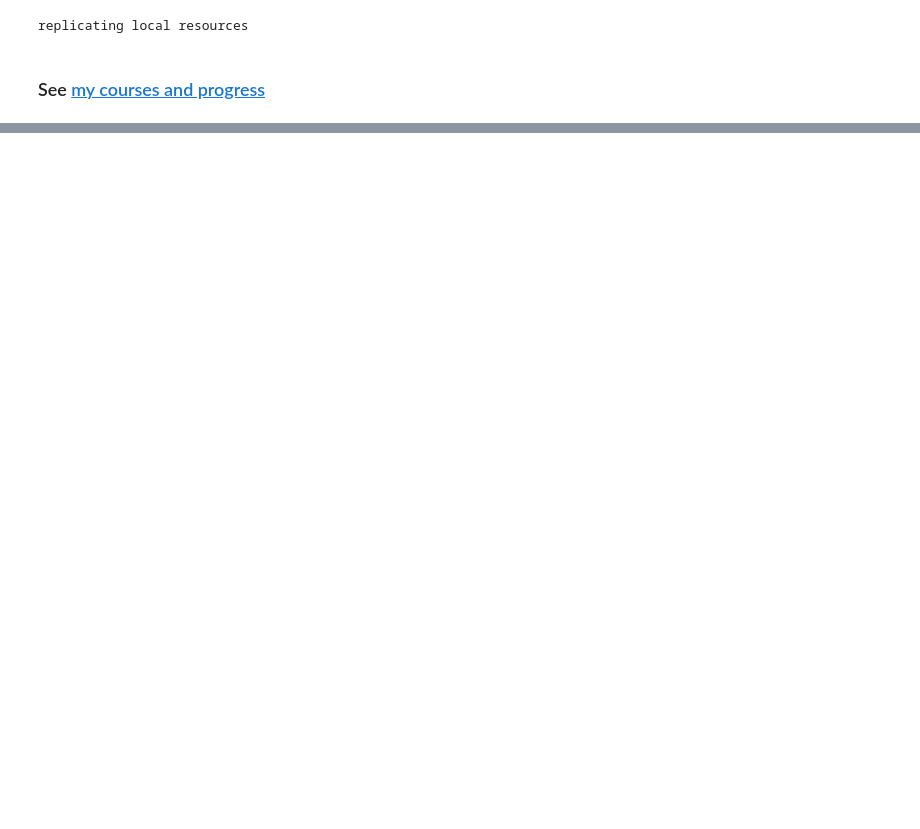
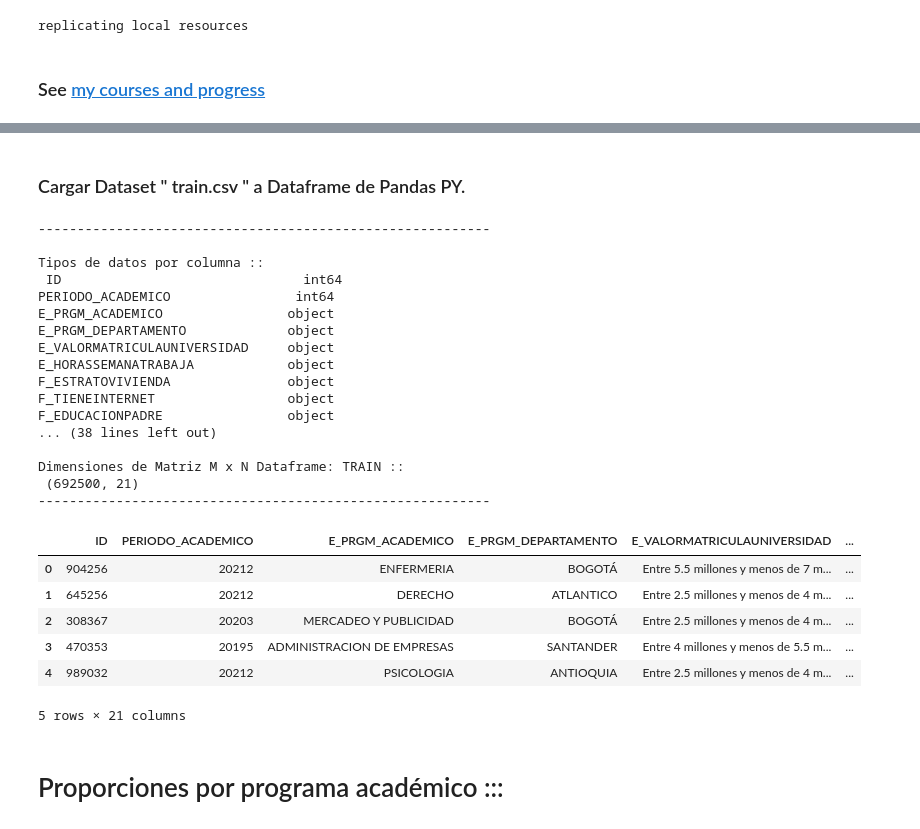
Before and after one commit to gaviriache/Entregas-Kaggle-AI-2025.2, a Jupyter notebook: 01 - exploración.ipynb, the cells around one changed output, grey strips where cells are left out. Saved outputs shown, nothing was run; the diff lists cells and outputs as text; code cells hidden in the pictures; blank space fills up the shorter version.

```diff
--- a/01 - exploración.ipynb
+++ b/01 - exploración.ipynb
@@ -11,0 +69,41 @@ See my courses and progress
+# %% [markdown]
+### Cargar Dataset " train.csv " a Dataframe de Pandas PY.
+# %%
+import pandas as pd
+import numpy as np
+
+df_train = pd.read_csv('train.csv')
+print('\n----------------------------------------------------------\n')
+print("Tipos de datos por columna :: \n", df_train.dtypes)
+print('\n----------------------------------------------------------\n')
+print("Estadisticas del Dataset :: \n", df_train.describe())
+print('\n----------------------------------------------------------\n')
+print ("Dimensiones de Matriz M x N Dataframe: TRAIN ::  \n", df_train.shape, '\n----------------------------------------------------------')
+df_train.head()
+# %% [output]
+----------------------------------------------------------
+
+Tipos de datos por columna ::
+ ID                               int64
+PERIODO_ACADEMICO                int64
+E_PRGM_ACADEMICO                object
+E_PRGM_DEPARTAMENTO             object
+E_VALORMATRICULAUNIVERSIDAD     object
+E_HORASSEMANATRABAJA            object
+F_ESTRATOVIVIENDA               object
+F_TIENEINTERNET                 object
+F_EDUCACIONPADRE                object
+... (38 lines left out)
+
+Dimensiones de Matriz M x N Dataframe: TRAIN ::
+ (692500, 21)
+----------------------------------------------------------
+|  | ID | PERIODO_ACADEMICO | E_PRGM_ACADEMICO | E_PRGM_DEPARTAMENTO | E_VALORMATRICULAUNIVERSIDAD | ... |
+| 0 | 904256 | 20212 | ENFERMERIA | BOGOTÁ | Entre 5.5 millones y menos de 7 m... | ... |
+| 1 | 645256 | 20212 | DERECHO | ATLANTICO | Entre 2.5 millones y menos de 4 m... | ... |
+| 2 | 308367 | 20203 | MERCADEO Y PUBLICIDAD | BOGOTÁ | Entre 2.5 millones y menos de 4 m... | ... |
+| 3 | 470353 | 20195 | ADMINISTRACION DE EMPRESAS | SANTANDER | Entre 4 millones y menos de 5.5 m... | ... |
+| 4 | 989032 | 20212 | PSICOLOGIA | ANTIOQUIA | Entre 2.5 millones y menos de 4 m... | ... |
+5 rows × 21 columns
+# %% [markdown]
+#  Proporciones por programa académico :::
```
Also changed, not shown: parts of 9 cells of this notebook.
